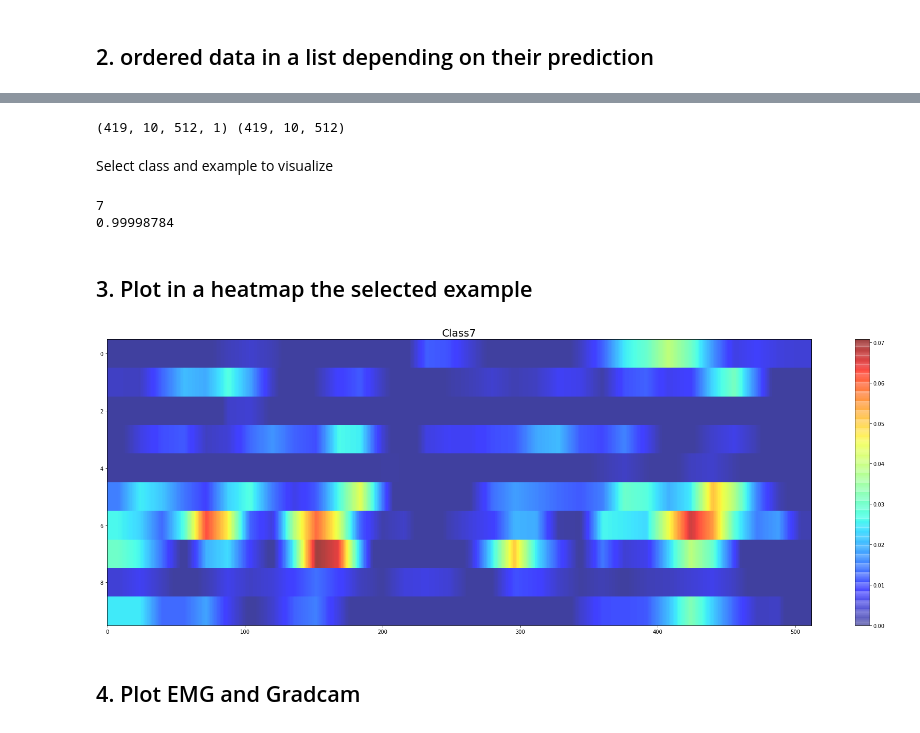
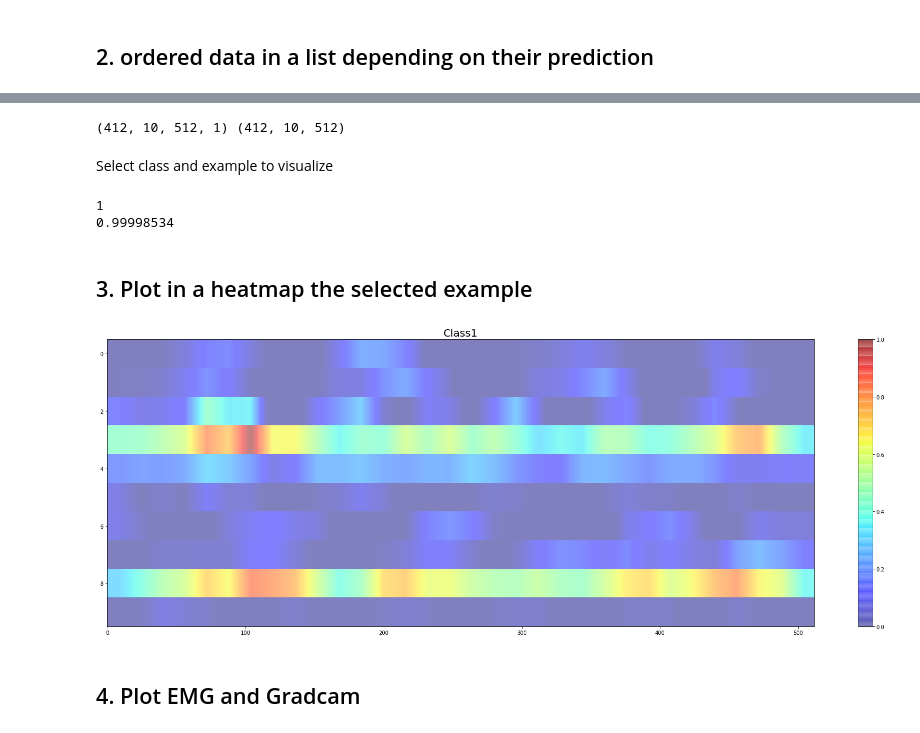
Before and after one commit to noemi-gozzi/Thesis-XAI, a Jupyter notebook: src/visualization/EMG gradcam.ipynb, the cells around one changed output, grey strips where cells are left out. Drawn from its saved outputs; the diff is of its cells as text; code cells hidden in the pictures.

Commit message:
updated notebooks for Grad-CAM visualization

```diff
--- a/src/visualization/EMG gradcam.ipynb
+++ b/src/visualization/EMG gradcam.ipynb
@@ -39,7 +39,7 @@ for patient in range(11):
 Xtestset_drop=Xtest
 # %%
 #gradcam
-patient=0
+patient=2
 path = root_path + "/resources/Grad-CAM method 2/conv1D ordered/gradcam_results_patient{}_conv_1D_method2.pkl".format(patient)
 with open(path, 'rb') as f:
     gradcam = pickle.load(f)
@@ -64,12 +64,12 @@ for label in np.unique(labels_preds):
 # %%
 print(Xtest_list[0].shape, gradcam[0]["gradcam_values"].shape)
 # %% [output]
-(419, 10, 512, 1) (419, 10, 512)
+(412, 10, 512, 1) (412, 10, 512)
 # %% [markdown]
 Select class and example to visualize
 # %%
-cls=7
-ex=50
+cls=1
+ex=190
 # %%
 gradcam_value = gradcam[cls]["gradcam_values"]
 preds_tmp = saved_model.predict(Xtest_list[cls])[:, cls]
@@ -79,23 +79,23 @@ print(labels_preds[ex])
 print(preds_tmp[ex])
 #gradcam_value[ex, :, :] = (gradcam_value[ex, :, :])
 # %% [output]
-7
-0.99998784
+1
+0.99998534
 # %% [markdown]
 ## 3. Plot in a heatmap the selected example
 # %%
 max_val=np.max(gradcam_value[ex, :, :])
 min_val=np.min(gradcam_value[ex, :, :])
 
 plt.figure(figsize=(30, 10))
 plt.imshow((gradcam_value[ex, :, :] - min_val) / (max_val - min_val), cmap='jet', aspect='auto', alpha=0.5)
-plt.imshow(gradcam_value[ex, :, :], cmap='jet', aspect='auto', alpha=0.5)
+#plt.imshow(gradcam_value[ex, :, :], cmap='jet', aspect='auto', alpha=0.5)
 plt.colorbar(cmap=gradcam_value[ex, :, :])
 plt.savefig(root_path + "/resources/GRAD-CAM method 2/gradcam_patient{}_ex_{}_label{}_conv1D.jpg".format(patient,ex, cls))
 plt.title("Class{}".format(cls), fontsize=20)
 plt.show()
 # %% [output]
-[figure, old version]
+[figure, new version]
 # %% [markdown]
 ## 4. Plot EMG and Gradcam
 # %%
```
Also changed, not shown: parts of 2 cells of this notebook, 2 other files.
